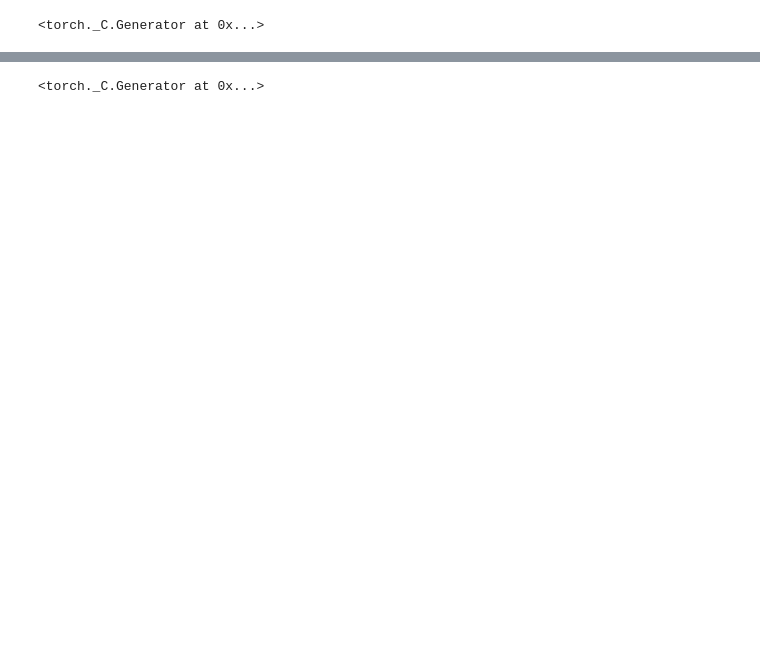
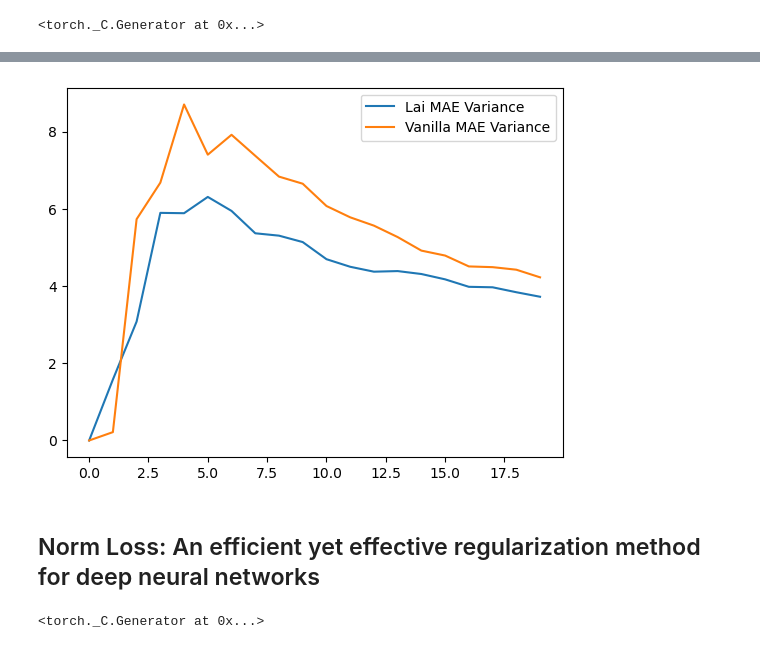
Before and after one commit to v1docq/FedCore, a Jupyter notebook: examples/notebook_example/losses/regularization_losses_tests.ipynb, the cells around one changed output, grey strips where cells are left out. Saved outputs shown, nothing was run; the diff lists cells and outputs as text; code cells hidden in the pictures; blank space fills up the shorter version.

Commit message:
regularization losses tests refactoring

```diff
--- a/examples/notebook_example/losses/regularization_losses_tests.ipynb
+++ b/examples/notebook_example/losses/regularization_losses_tests.ipynb
@@ -300,0 +235,9 @@ import matplotlib.pyplot as plt
+# %%
+plt.plot(llv, label="Lai MAE Variance")
+plt.plot(lvv, label="Vanilla MAE Variance")
+plt.legend()
+plt.show()
+# %% [output]
+[figure, added]
+# %% [markdown]
+## Norm Loss: An efficient yet effective regularization method for deep neural networks
```
Also changed, not shown: parts of 72 cells of this notebook, 1 other file.
